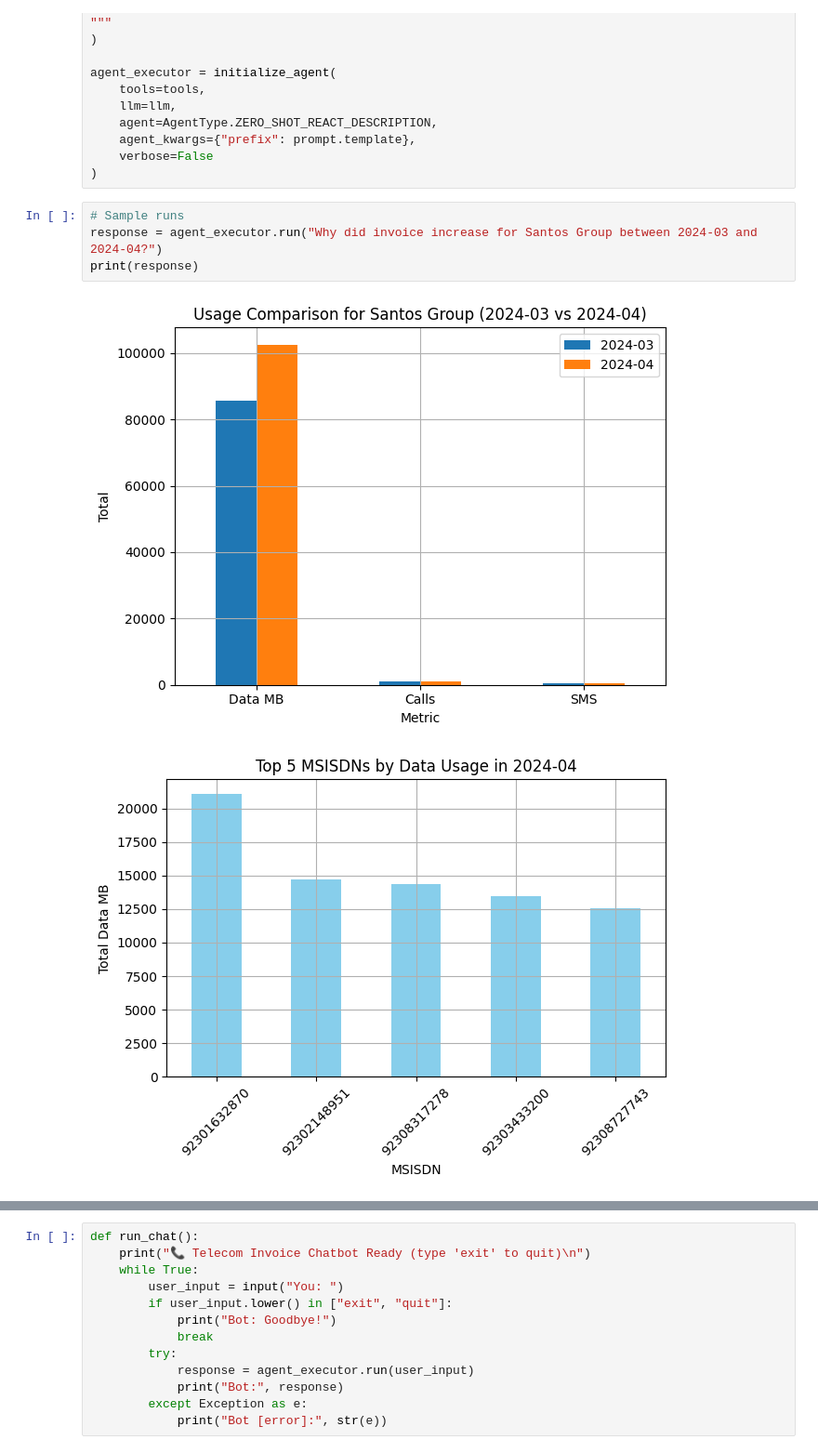
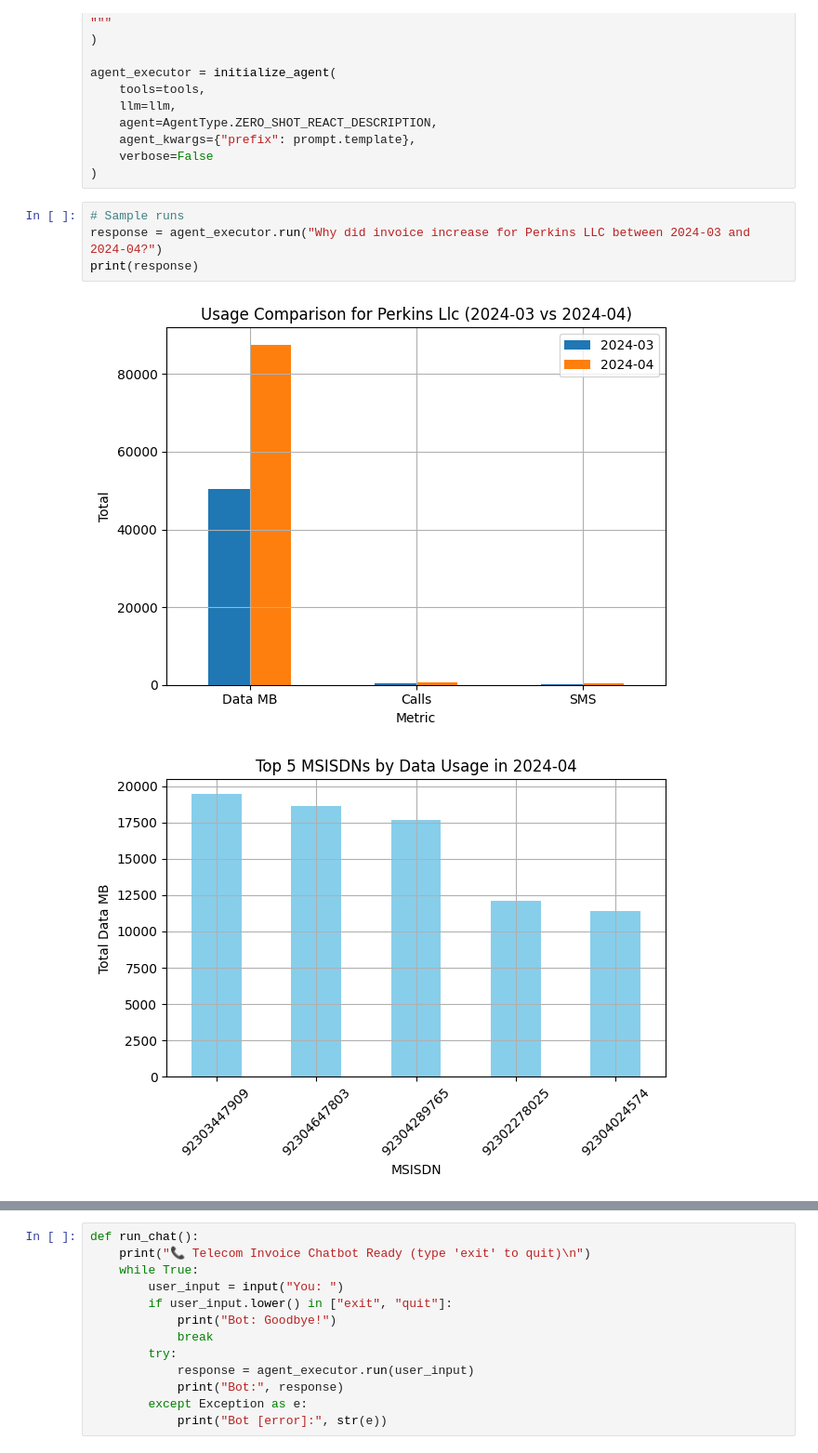
Before and after one commit to hammaduu/LLMs, a Jupyter notebook: InvoiceBot_Pilot_Cleaned.ipynb, the cells around one changed output, grey strips where cells are left out. Shown at 93% size. Cells and saved outputs as stored; diff of their text form.

```diff
--- a/InvoiceBot_Pilot_Cleaned.ipynb
+++ b/InvoiceBot_Pilot_Cleaned.ipynb
@@ -306,8 +311,8 @@ agent_executor = initialize_agent(
 )
 # %%
 # Sample runs
-response = agent_executor.run("Why did invoice increase for Santos Group between 2024-03 and 2024-04?")
+response = agent_executor.run("Why did invoice increase for Perkins LLC between 2024-03 and 2024-04?")
 print(response)
 # %% [output]
-[figure, old version]
+[figure, new version]
-[figure, old version]
+[figure, new version]
```
Also changed, not shown: parts of 6 cells of this notebook.
